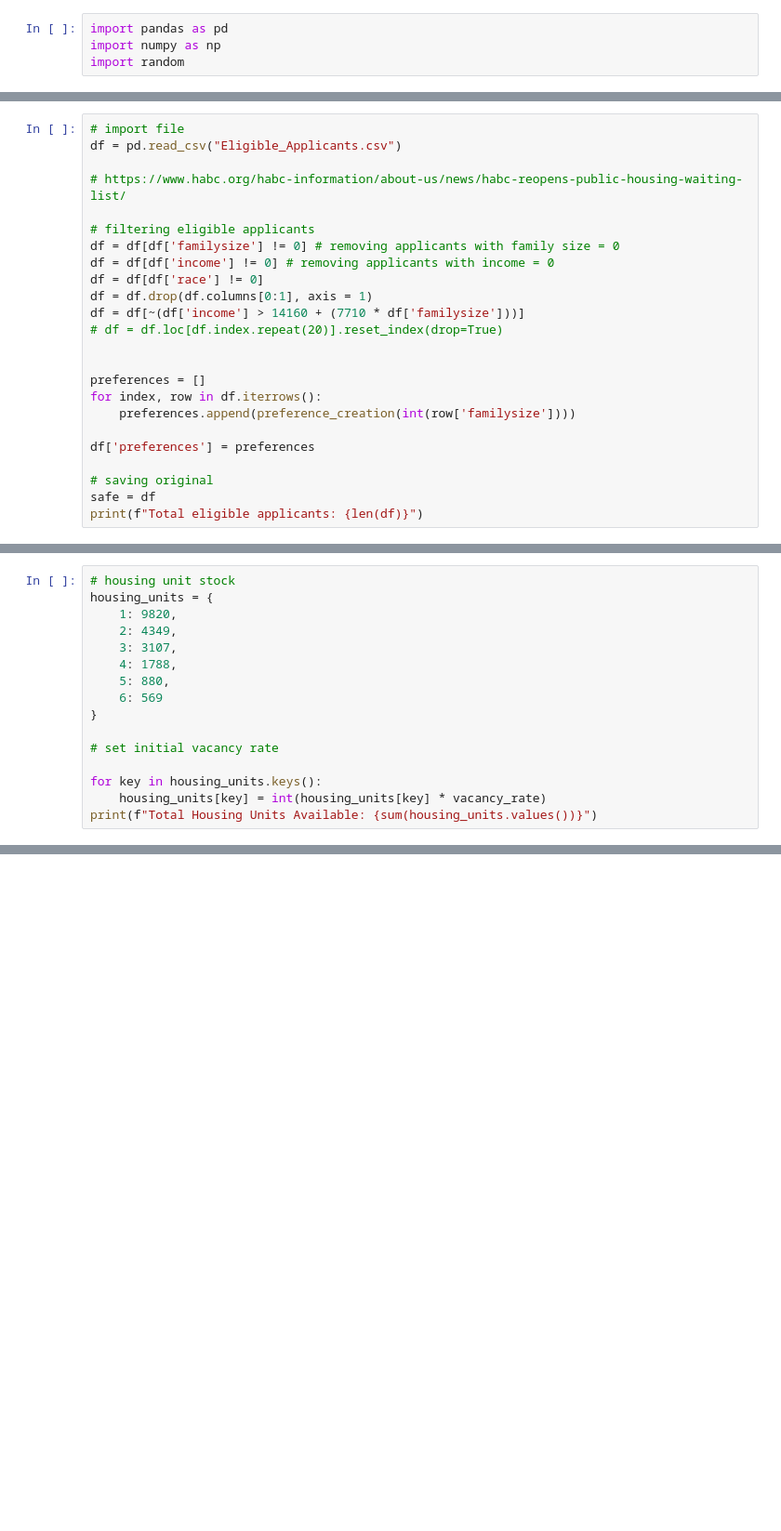
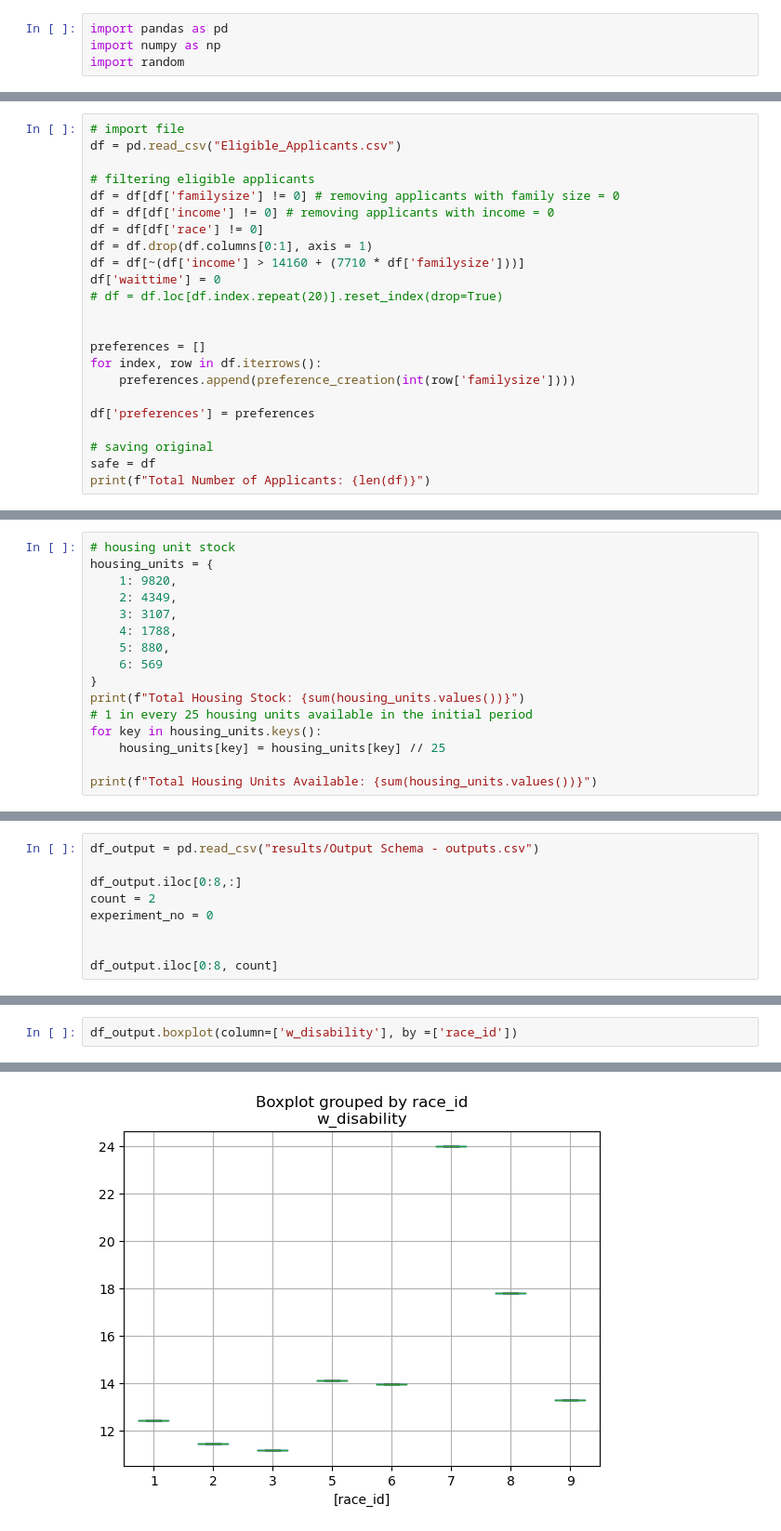
Before and after one commit to atulpokh/cpsc464final, a Jupyter notebook: model.ipynb, the cells around one changed output, grey strips where cells are left out. Shown at 93% size. Cells and saved outputs as stored; diff of their text form; blank space fills up the shorter version.

Commit message:
adding in experiments, boxplots, etc.

```diff
--- a/model.ipynb
+++ b/model.ipynb
@@ -46,8 +40,6 @@ def housing_vacancy(stock):
 # %%
 # import file
 df = pd.read_csv("Eligible_Applicants.csv")
-
-# https://www.habc.org/habc-information/about-us/news/habc-reopens-public-housing-waiting-list/
 
 # filtering eligible applicants
 df = df[df['familysize'] != 0] # removing applicants with family size = 0
@@ -55,6 +47,7 @@ df = df[df['income'] != 0] # removing applicants with income = 0
 df = df[df['race'] != 0]
 df = df.drop(df.columns[0:1], axis = 1)
 df = df[~(df['income'] > 14160 + (7710 * df['familysize']))]
+df['waittime'] = 0
 # df = df.loc[df.index.repeat(20)].reset_index(drop=True)
 
 
@@ -66,5 +59,5 @@ df['preferences'] = preferences
 
 # saving original
 safe = df
-print(f"Total eligible applicants: {len(df)}")
+print(f"Total Number of Applicants: {len(df)}")
 # %% [output]
@@ -79,10 +72,10 @@ housing_units = {
     5: 880,
     6: 569
 }
+print(f"Total Housing Stock: {sum(housing_units.values())}")
+# 1 in every 25 housing units available in the initial period
+for key in housing_units.keys():
+    housing_units[key] = housing_units[key] // 25
 
-# set initial vacancy rate
-
-for key in housing_units.keys():
-    housing_units[key] = int(housing_units[key] * vacancy_rate)
 print(f"Total Housing Units Available: {sum(housing_units.values())}")
 # %% [output]
@@ -89,0 +84,9 @@ Total Housing Units Available: 1024
+# %%
+df_output = pd.read_csv("results/Output Schema - outputs.csv")
+
+df_output.iloc[0:8,:]
+count = 2
+experiment_no = 0
+
+
+df_output.iloc[0:8, count]
@@ -89,0 +192,3 @@ Total Housing Units Available: 1024
+# %%
+df_output.boxplot(column=['w_disability'], by =['race_id'])
+# %% [output]
@@ -90 +196,2 @@ Total Housing Units Available: 1024
+[figure, added]
 # %%
```
Also changed, not shown: parts of 9 cells of this notebook.
